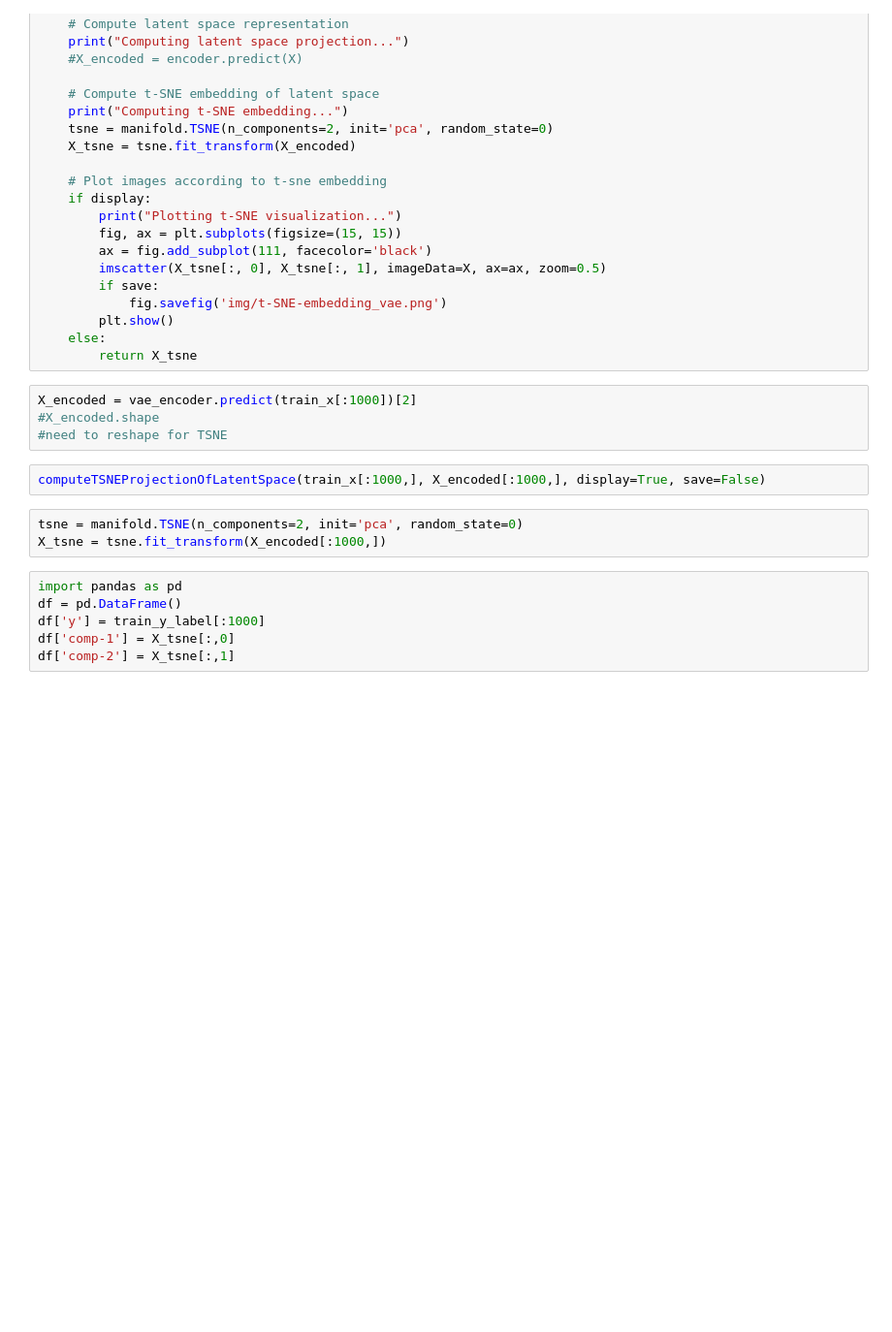
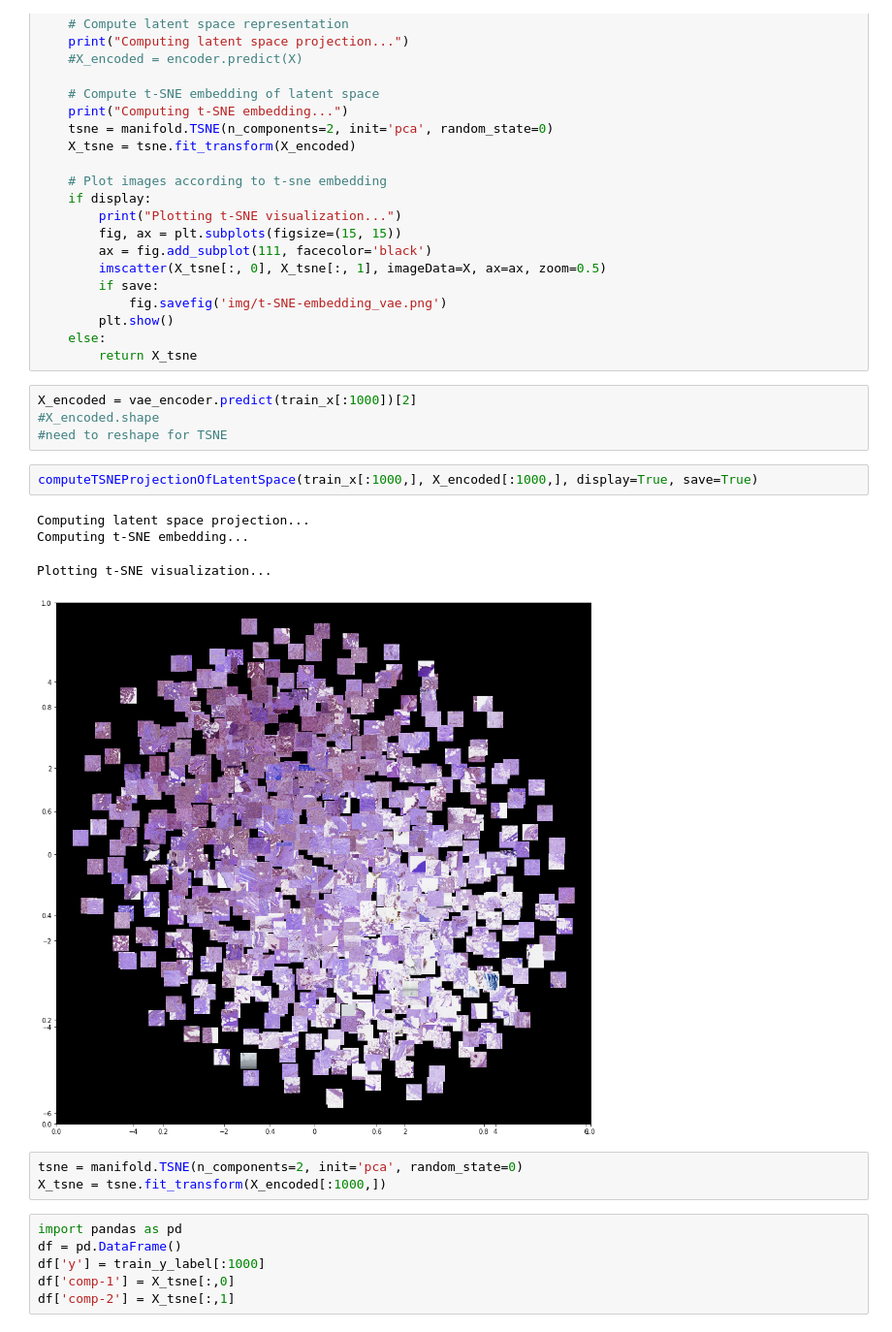
Before and after one commit to nderus/HistoDL, a Jupyter notebook: main_vae.ipynb, the cells around one changed output. Shown at 97% size. Saved outputs shown, nothing was run; the diff lists cells and outputs as text; blank space fills up the shorter version.

Commit message:
visualize activations vae

```diff
--- a/main_vae.ipynb
+++ b/main_vae.ipynb
@@ -339,7 +343,12 @@ X_encoded = vae_encoder.predict(train_x[:1000])[2]
 #X_encoded.shape
 #need to reshape for TSNE
 # %%
-computeTSNEProjectionOfLatentSpace(train_x[:1000,], X_encoded[:1000,], display=True, save=False)
+computeTSNEProjectionOfLatentSpace(train_x[:1000,], X_encoded[:1000,], display=True, save=True)
+# %% [output]
+Computing latent space projection...
+Computing t-SNE embedding...
+Plotting t-SNE visualization...
+[figure, added]
 # %%
 tsne = manifold.TSNE(n_components=2, init='pca', random_state=0)
 X_tsne = tsne.fit_transform(X_encoded[:1000,])
```
Also changed, not shown: parts of 10 cells of this notebook, 4 other files.
